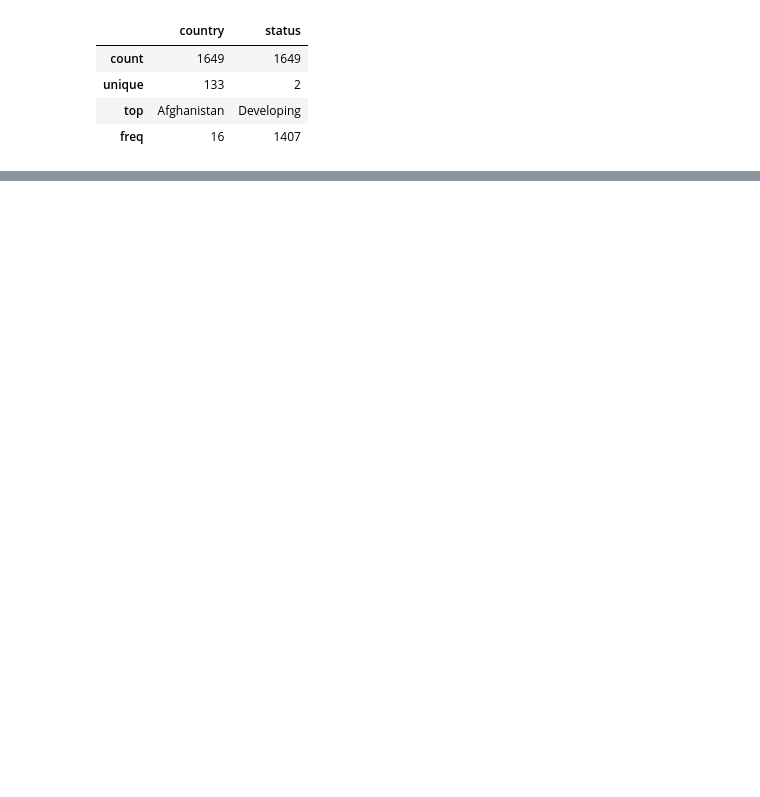
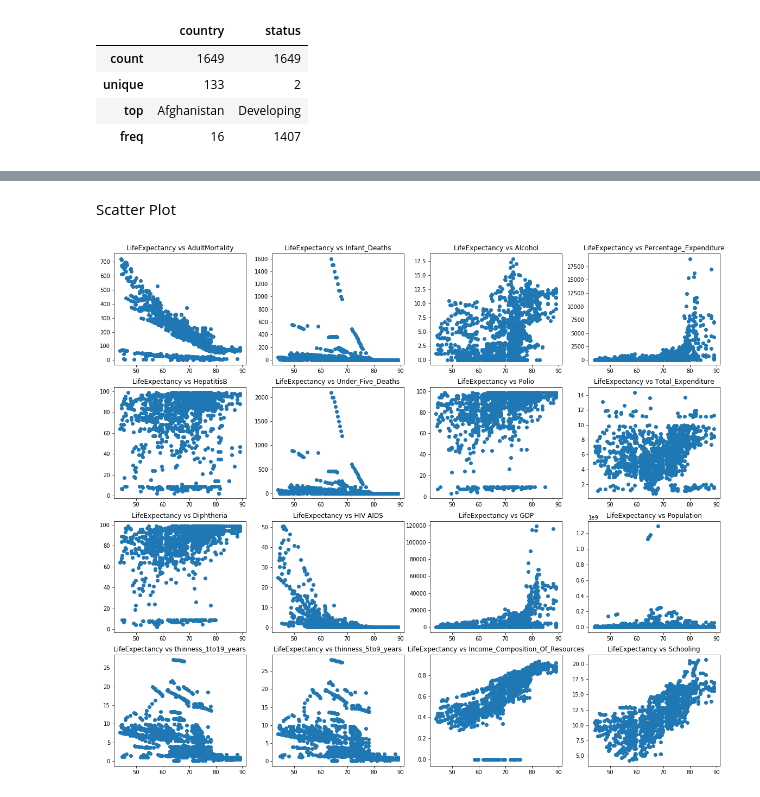
Before and after one commit to PRISLK/Mavericks_Data_Analysis, a Jupyter notebook: Life_Expectancy_Data_Analysis.ipynb, the cells around one changed output, grey strips where cells are left out. Cells and saved outputs as stored; diff of their text form; code cells hidden in the pictures; blank space fills up the shorter version.

```diff
--- a/Life_Expectancy_Data_Analysis.ipynb
+++ b/Life_Expectancy_Data_Analysis.ipynb
@@ -261,0 +268,74 @@ modified_data_set.describe(include=['O'])
+# %% [markdown]
+Scatter Plot
+# %%
+# Scatter plot between the target variable(winsorized_Life_Expectancy) and all continuous variables.
+plt.figure(figsize=(20,40))
+
+plt.subplot(9,4,1)
+plt.scatter(modified_data_set['life_expectancy'], modified_data_set['adult_mortality'])
+plt.title("LifeExpectancy vs AdultMortality")
+
+plt.subplot(9,4,2)
+plt.scatter(modified_data_set['life_expectancy'], modified_data_set['infant_deaths'])
+plt.title("LifeExpectancy vs Infant_Deaths")
+
+plt.subplot(9,4,3)
+plt.scatter(modified_data_set['life_expectancy'], modified_data_set['alcohol'])
+plt.title("LifeExpectancy vs Alcohol")
+
+plt.subplot(9,4,4)
+plt.scatter(modified_data_set['life_expectancy'], modified_data_set['percent_expenditure'])
+plt.title("LifeExpectancy vs Percentage_Expenditure")
+
+plt.subplot(9,4,5)
+plt.scatter(modified_data_set['life_expectancy'], modified_data_set['hepatitisB'])
+plt.title("LifeExpectancy vs HepatitisB")
+
+plt.subplot(9,4,6)
+plt.scatter(modified_data_set['life_expectancy'], modified_data_set['under_five_deaths'])
+plt.title("LifeExpectancy vs Under_Five_Deaths")
+
+plt.subplot(9,4,7)
+plt.scatter(modified_data_set['life_expectancy'], modified_data_set['polio'])
+plt.title("LifeExpectancy vs Polio")
+
+plt.subplot(9,4,8)
+plt.scatter(modified_data_set['life_expectancy'], modified_data_set['total_expenditure'])
+plt.title("LifeExpectancy vs Total_Expenditure")
+
+plt.subplot(9,4,9)
+plt.scatter(modified_data_set['life_expectancy'], modified_data_set['diphtheria'])
+plt.title("LifeExpectancy vs Diphtheria")
+
+plt.subplot(9,4,10)
+plt.scatter(modified_data_set['life_expectancy'], modified_data_set['hiv_aids'])
+plt.title("LifeExpectancy vs HIV AIDS")
+
+plt.subplot(9,4,11)
+plt.scatter(modified_data_set['life_expectancy'], modified_data_set['gdp'])
+plt.title("LifeExpectancy vs GDP")
+
+plt.subplot(9,4,12)
+plt.scatter(modified_data_set['life_expectancy'], modified_data_set['population'])
+plt.title("LifeExpectancy vs Population")
+
+plt.subplot(9,4,13)
+plt.scatter(modified_data_set['life_expectancy'], modified_data_set['thinness_1_19'])
+plt.title("LifeExpectancy vs thinness_1to19_years")
+
+plt.subplot(9,4,14)
+plt.scatter(modified_data_set['life_expectancy'], modified_data_set['thinness_5_9'])
+plt.title("LifeExpectancy vs thinness_5to9_years")
+
+plt.subplot(9,4,15)
+plt.scatter(modified_data_set['life_expectancy'], modified_data_set['income_composition'])
+plt.title("LifeExpectancy vs Income_Composition_Of_Resources")
+
+plt.subplot(9,4,16)
+plt.scatter(modified_data_set['life_expectancy'], modified_data_set['schooling'])
+plt.title("LifeExpectancy vs Schooling")
+
+
+plt.show()
+# %% [output]
+[figure, added]
```
Also changed, not shown: parts of 4 cells of this notebook.
